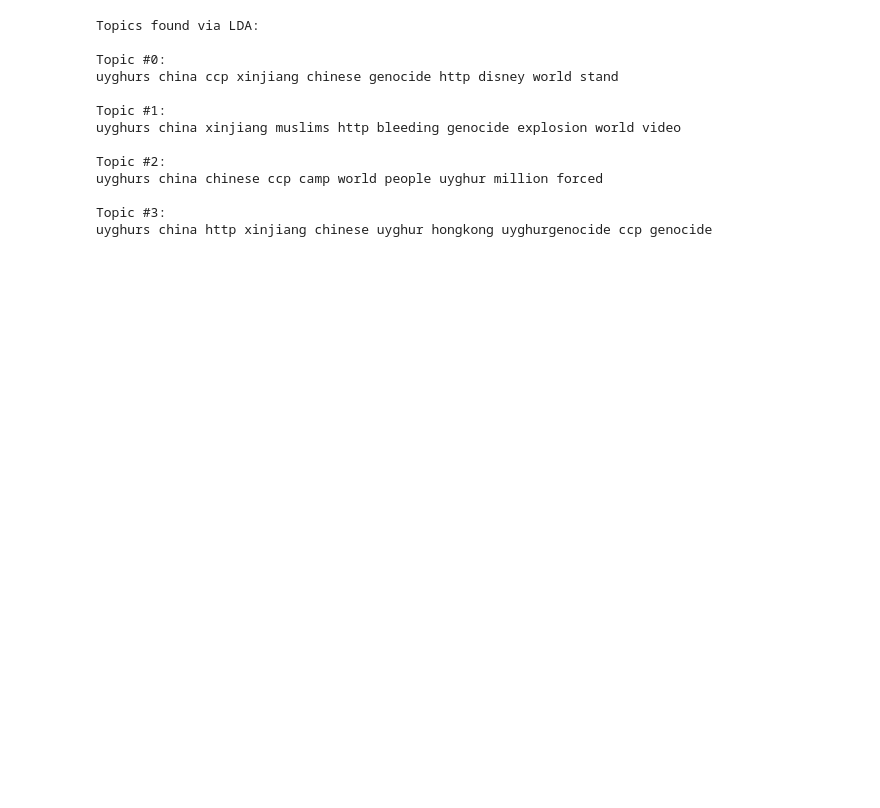
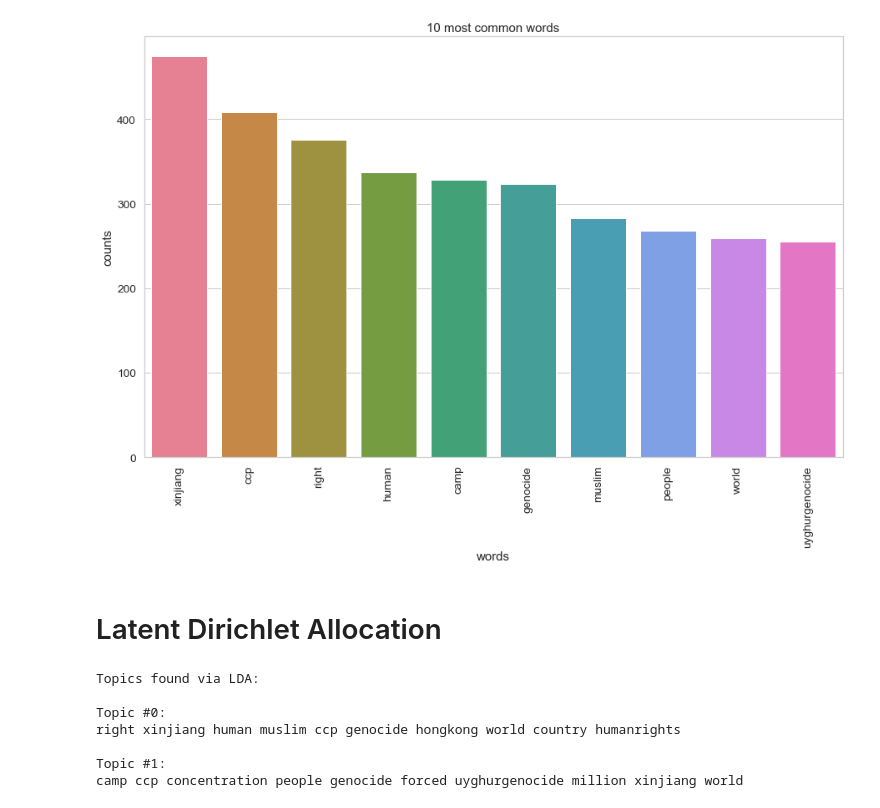
Before and after one commit to mathispuissant/Uyghurs-protests, a Jupyter notebook: NLP.ipynb, the cells around one changed output. Drawn from its saved outputs; the diff is of its cells as text; code cells hidden in the pictures; blank space fills up the shorter version.

```diff
--- a/NLP.ipynb
+++ b/NLP.ipynb
@@ -104,3 +126,26 @@ plot_10_most_common_words(count_data, count_vectorizer)
+# %%
+list_worlds_to_get_out = ["uyghurs", "china", "chinese", "http", "uyghur"]
+
+def get_out(x):
+    y = []
+    for word in x:
+        if not word in list_worlds_to_get_out:
+            y.append(word)
+    return y
+
+df["text_lemmatized_wout_keyworlds"] = df["text_lemmatized"].apply(get_out)
+
+
+# Initialise the count vectorizer with the English stop words
+count_vectorizer = CountVectorizer(stop_words='english')
+# Fit and transform the processed titles
+count_data = count_vectorizer.fit_transform(df["text_lemmatized_wout_keyworlds"].apply(lambda x: ' '.join(x)))
+# Visualise the 10 most common words
+plot_10_most_common_words(count_data, count_vectorizer)
+# %% [output]
+[figure, added]
+# %% [markdown]
+# Latent Dirichlet Allocation
 # %%
 import warnings
 warnings.simplefilter("ignore", DeprecationWarning)
@@ -116,7 +161,7 @@ def print_topics(model, count_vectorizer, n_top_words):
                         for i in topic.argsort()[:-n_top_words - 1:-1]]))
 
 # Tweak the two parameters below
-number_topics = 4
+number_topics = 2
 number_words = 10
 # Create and fit the LDA model
 lda = LDA(n_components=number_topics, n_jobs=-1)
@@ -129,16 +174,10 @@ print_topics(lda, count_vectorizer, number_words)
 Topics found via LDA:
 
 Topic #0:
-uyghurs china ccp xinjiang chinese genocide http disney world stand
+right xinjiang human muslim ccp genocide hongkong world country humanrights
 
 Topic #1:
-uyghurs china xinjiang muslims http bleeding genocide explosion world video
-
-Topic #2:
-uyghurs china chinese ccp camp world people uyghur million forced
-
-Topic #3:
-uyghurs china http xinjiang chinese uyghur hongkong uyghurgenocide ccp genocide
+camp ccp concentration people genocide forced uyghurgenocide million xinjiang world
 # %%
 %%time
 from pyLDAvis import sklearn as sklearn_lda
```
Also changed, not shown: parts of 21 cells of this notebook, 10 other files.
